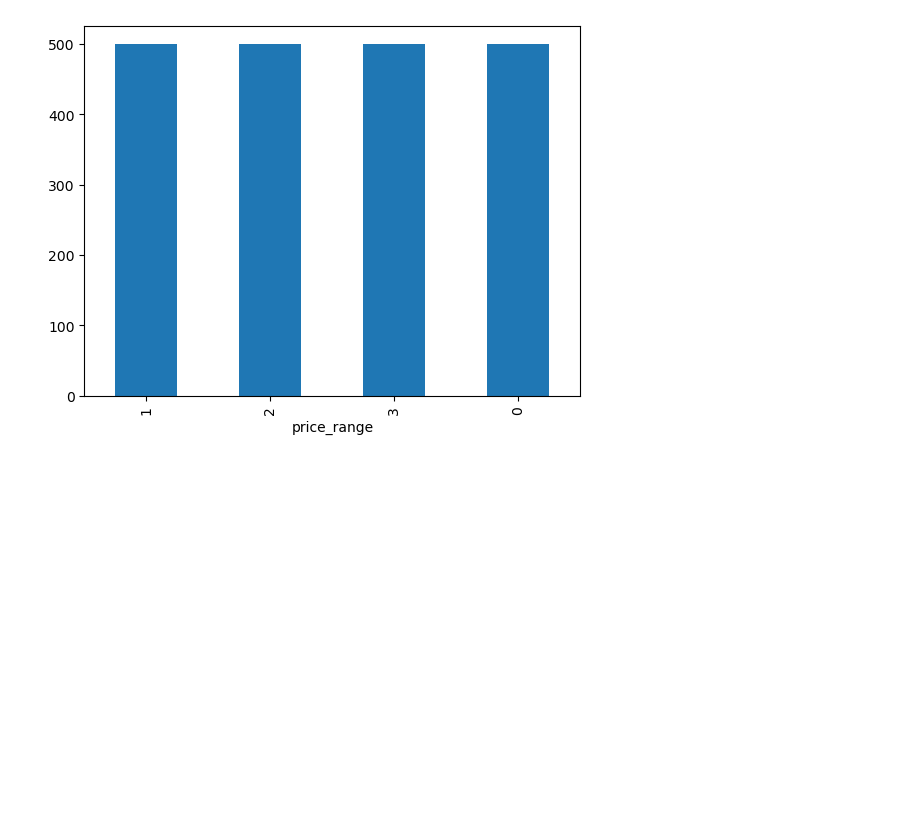
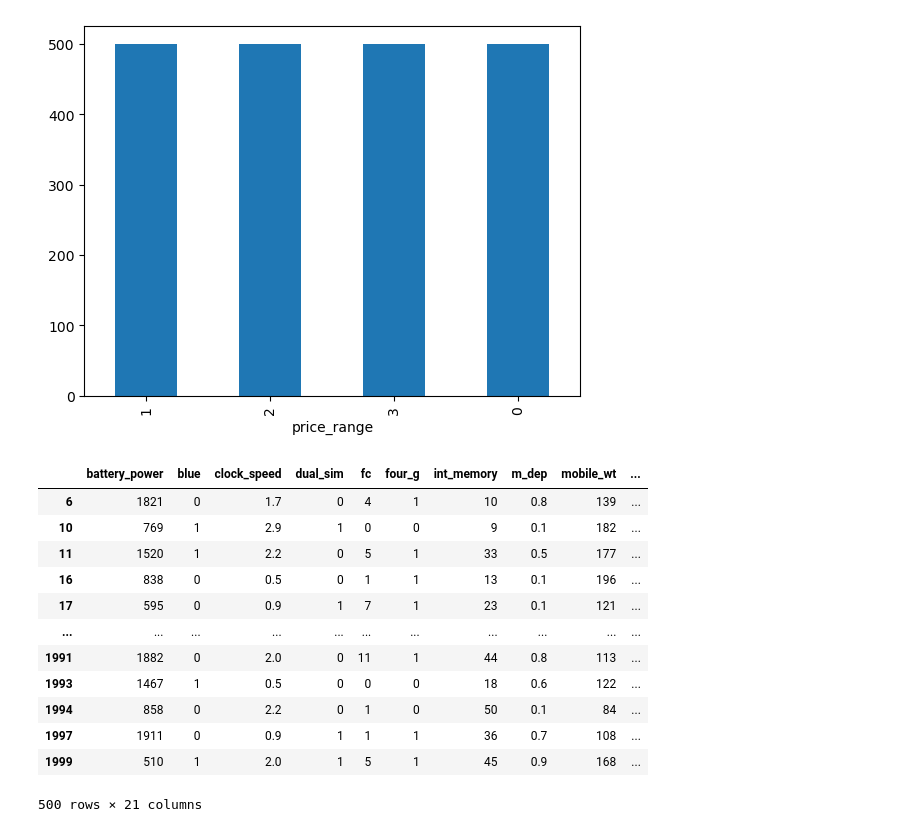
Before and after one commit to MaukanMir/Mobile-Price-Classification, a Jupyter notebook: training.ipynb, the cells around one changed output. Saved outputs shown, nothing was run; the diff lists cells and outputs as text; code cells hidden in the pictures; blank space fills up the shorter version.

```diff
--- a/training.ipynb
+++ b/training.ipynb
@@ -46,3 +54,19 @@ train_df["price_range"].value_counts().plot.bar()
 # %% [output]
 <Axes: xlabel='price_range'>
 [figure]
+# %%
+highest_tier = train_df[train_df["price_range"] == 3]
+# %% [output]
+|  | battery_power | blue | clock_speed | dual_sim | fc | four_g | int_memory | m_dep | mobile_wt | ... |
+| 6 | 1821 | 0 | 1.7 | 0 | 4 | 1 | 10 | 0.8 | 139 | ... |
+| 10 | 769 | 1 | 2.9 | 1 | 0 | 0 | 9 | 0.1 | 182 | ... |
+| 11 | 1520 | 1 | 2.2 | 0 | 5 | 1 | 33 | 0.5 | 177 | ... |
+| 16 | 838 | 0 | 0.5 | 0 | 1 | 1 | 13 | 0.1 | 196 | ... |
+| 17 | 595 | 0 | 0.9 | 1 | 7 | 1 | 23 | 0.1 | 121 | ... |
+| ... | ... | ... | ... | ... | ... | ... | ... | ... | ... | ... |
+| 1991 | 1882 | 0 | 2.0 | 0 | 11 | 1 | 44 | 0.8 | 113 | ... |
+| 1993 | 1467 | 1 | 0.5 | 0 | 0 | 0 | 18 | 0.6 | 122 | ... |
+| 1994 | 858 | 0 | 2.2 | 0 | 1 | 0 | 50 | 0.1 | 84 | ... |
+| 1997 | 1911 | 0 | 0.9 | 1 | 1 | 1 | 36 | 0.7 | 108 | ... |
+| 1999 | 510 | 1 | 2.0 | 1 | 5 | 1 | 45 | 0.9 | 168 | ... |
+500 rows × 21 columns
```
Also changed, not shown: parts of 4 cells of this notebook.
